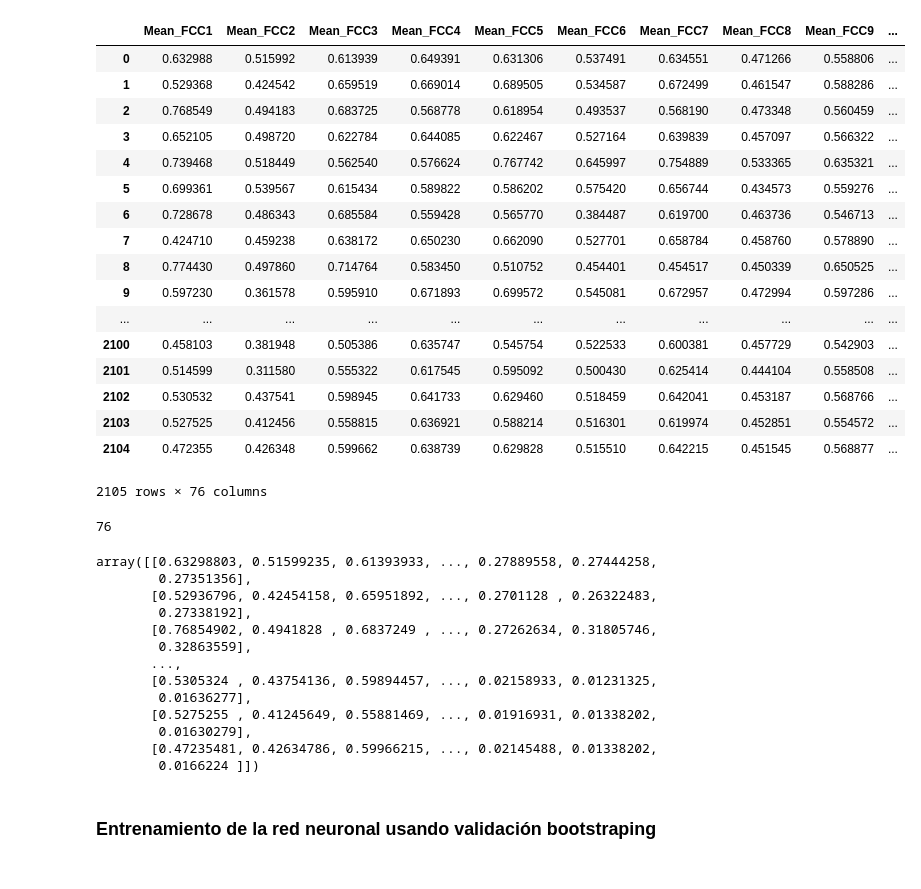
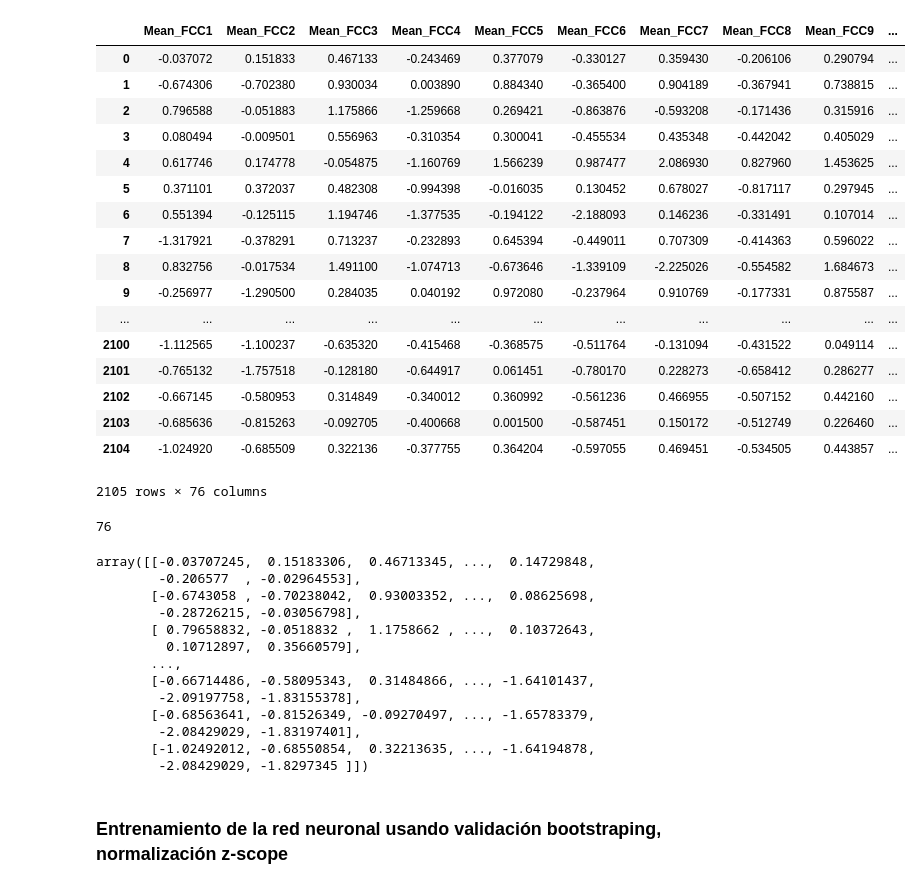
Before and after one commit to juanArango17/inteligenciaComputacional_20181, a Jupyter notebook: Tarea2_Redes_Neuronales/Punto3_Backpropagation/punto3_backpropagation.ipynb, the cells around one changed output. Drawn from its saved outputs; the diff is of its cells as text; code cells hidden in the pictures.

```diff
--- a/Tarea2_Redes_Neuronales/Punto3_Backpropagation/punto3_backpropagation.ipynb
+++ b/Tarea2_Redes_Neuronales/Punto3_Backpropagation/punto3_backpropagation.ipynb
@@ -32,29 +32,30 @@ def mosthighlycorrelated(mydataframe, numtoreport):
 # %%
 df1=pd.read_csv("DataNN.txt")
 df2 = df1.copy()
 classes = df1.iloc[:,-1].copy()
 df1 = df1.iloc[:,0:-1].copy()
-df1 = (df1-np.min(df1, axis = 0))/(np.max(df1, axis = 0)-np.min(df1, axis = 0))+0.01 #Boxcox values must be positive
+#df1 = (df1-np.min(df1, axis = 0))/(np.max(df1, axis = 0)-np.min(df1, axis = 0))+0.01 #Boxcox values must be positive
+df1 = (df1-np.mean(df1, axis = 0))/(np.std(df1, axis = 0)) #Boxcox values must be positive
 
 df1
 # %% [output]
 |  | Mean_FCC1 | Mean_FCC2 | Mean_FCC3 | Mean_FCC4 | Mean_FCC5 | Mean_FCC6 | Mean_FCC7 | Mean_FCC8 | Mean_FCC9 | ... |
-| 0 | 0.632988 | 0.515992 | 0.613939 | 0.649391 | 0.631306 | 0.537491 | 0.634551 | 0.471266 | 0.558806 | ... |
-| 1 | 0.529368 | 0.424542 | 0.659519 | 0.669014 | 0.689505 | 0.534587 | 0.672499 | 0.461547 | 0.588286 | ... |
-| 2 | 0.768549 | 0.494183 | 0.683725 | 0.568778 | 0.618954 | 0.493537 | 0.568190 | 0.473348 | 0.560459 | ... |
-| 3 | 0.652105 | 0.498720 | 0.622784 | 0.644085 | 0.622467 | 0.527164 | 0.639839 | 0.457097 | 0.566322 | ... |
-| 4 | 0.739468 | 0.518449 | 0.562540 | 0.576624 | 0.767742 | 0.645997 | 0.754889 | 0.533365 | 0.635321 | ... |
-| 5 | 0.699361 | 0.539567 | 0.615434 | 0.589822 | 0.586202 | 0.575420 | 0.656744 | 0.434573 | 0.559276 | ... |
-| 6 | 0.728678 | 0.486343 | 0.685584 | 0.559428 | 0.565770 | 0.384487 | 0.619700 | 0.463736 | 0.546713 | ... |
-| 7 | 0.424710 | 0.459238 | 0.638172 | 0.650230 | 0.662090 | 0.527701 | 0.658784 | 0.458760 | 0.578890 | ... |
-| 8 | 0.774430 | 0.497860 | 0.714764 | 0.583450 | 0.510752 | 0.454401 | 0.454517 | 0.450339 | 0.650525 | ... |
-| 9 | 0.597230 | 0.361578 | 0.595910 | 0.671893 | 0.699572 | 0.545081 | 0.672957 | 0.472994 | 0.597286 | ... |
+| 0 | -0.037072 | 0.151833 | 0.467133 | -0.243469 | 0.377079 | -0.330127 | 0.359430 | -0.206106 | 0.290794 | ... |
+| 1 | -0.674306 | -0.702380 | 0.930034 | 0.003890 | 0.884340 | -0.365400 | 0.904189 | -0.367941 | 0.738815 | ... |
+| 2 | 0.796588 | -0.051883 | 1.175866 | -1.259668 | 0.269421 | -0.863876 | -0.593208 | -0.171436 | 0.315916 | ... |
+| 3 | 0.080494 | -0.009501 | 0.556963 | -0.310354 | 0.300041 | -0.455534 | 0.435348 | -0.442042 | 0.405029 | ... |
+| 4 | 0.617746 | 0.174778 | -0.054875 | -1.160769 | 1.566239 | 0.987477 | 2.086930 | 0.827960 | 1.453625 | ... |
+| 5 | 0.371101 | 0.372037 | 0.482308 | -0.994398 | -0.016035 | 0.130452 | 0.678027 | -0.817117 | 0.297945 | ... |
+| 6 | 0.551394 | -0.125115 | 1.194746 | -1.377535 | -0.194122 | -2.188093 | 0.146236 | -0.331491 | 0.107014 | ... |
+| 7 | -1.317921 | -0.378291 | 0.713237 | -0.232893 | 0.645394 | -0.449011 | 0.707309 | -0.414363 | 0.596022 | ... |
+| 8 | 0.832756 | -0.017534 | 1.491100 | -1.074713 | -0.673646 | -1.339109 | -2.225026 | -0.554582 | 1.684673 | ... |
+| 9 | -0.256977 | -1.290500 | 0.284035 | 0.040192 | 0.972080 | -0.237964 | 0.910769 | -0.177331 | 0.875587 | ... |
 | ... | ... | ... | ... | ... | ... | ... | ... | ... | ... | ... |
-| 2100 | 0.458103 | 0.381948 | 0.505386 | 0.635747 | 0.545754 | 0.522533 | 0.600381 | 0.457729 | 0.542903 | ... |
-| 2101 | 0.514599 | 0.311580 | 0.555322 | 0.617545 | 0.595092 | 0.500430 | 0.625414 | 0.444104 | 0.558508 | ... |
-| 2102 | 0.530532 | 0.437541 | 0.598945 | 0.641733 | 0.629460 | 0.518459 | 0.642041 | 0.453187 | 0.568766 | ... |
-| 2103 | 0.527525 | 0.412456 | 0.558815 | 0.636921 | 0.588214 | 0.516301 | 0.619974 | 0.452851 | 0.554572 | ... |
-| 2104 | 0.472355 | 0.426348 | 0.599662 | 0.638739 | 0.629828 | 0.515510 | 0.642215 | 0.451545 | 0.568877 | ... |
+| 2100 | -1.112565 | -1.100237 | -0.635320 | -0.415468 | -0.368575 | -0.511764 | -0.131094 | -0.431522 | 0.049114 | ... |
+| 2101 | -0.765132 | -1.757518 | -0.128180 | -0.644917 | 0.061451 | -0.780170 | 0.228273 | -0.658412 | 0.286277 | ... |
+| 2102 | -0.667145 | -0.580953 | 0.314849 | -0.340012 | 0.360992 | -0.561236 | 0.466955 | -0.507152 | 0.442160 | ... |
+| 2103 | -0.685636 | -0.815263 | -0.092705 | -0.400668 | 0.001500 | -0.587451 | 0.150172 | -0.512749 | 0.226460 | ... |
+| 2104 | -1.024920 | -0.685509 | 0.322136 | -0.377755 | 0.364204 | -0.597055 | 0.469451 | -0.534505 | 0.443857 | ... |
 2105 rows × 76 columns
 # %%
 NumVariables = df1.shape[1]
@@ -66,19 +67,19 @@ X = np.array(df1)
 y = np.array(classes)-1.0
 X
 # %% [output]
-array([[0.63298803, 0.51599235, 0.61393933, ..., 0.27889558, 0.27444258,
-        0.27351356],
-       [0.52936796, 0.42454158, 0.65951892, ..., 0.2701128 , 0.26322483,
-        0.27338192],
-       [0.76854902, 0.4941828 , 0.6837249 , ..., 0.27262634, 0.31805746,
-        0.32863559],
+array([[-0.03707245,  0.15183306,  0.46713345, ...,  0.14729848,
+        -0.206577  , -0.02964553],
+       [-0.6743058 , -0.70238042,  0.93003352, ...,  0.08625698,
+        -0.28726215, -0.03056798],
+       [ 0.79658832, -0.0518832 ,  1.1758662 , ...,  0.10372643,
+         0.10712897,  0.35660579],
        ...,
-       [0.5305324 , 0.43754136, 0.59894457, ..., 0.02158933, 0.01231325,
-        0.01636277],
-       [0.5275255 , 0.41245649, 0.55881469, ..., 0.01916931, 0.01338202,
-        0.01630279],
-       [0.47235481, 0.42634786, 0.59966215, ..., 0.02145488, 0.01338202,
-        0.0166224 ]])
+       [-0.66714486, -0.58095343,  0.31484866, ..., -1.64101437,
+        -2.09197758, -1.83155378],
+       [-0.68563641, -0.81526349, -0.09270497, ..., -1.65783379,
+        -2.08429029, -1.83197401],
+       [-1.02492012, -0.68550854,  0.32213635, ..., -1.64194878,
+        -2.08429029, -1.8297345 ]])
 # %%
 def sigmoid(x):
     return 1/(1+np.exp(-x))
@@ -171,4 +170,4 @@ y_train = y1[0:Ntrain  ]
 y_val   = y1[Ntrain:(Ntrain+Nval)  ]
 y_test  = y1[(Nsamples-Ntest):Nsamples  ]
 # %% [markdown]
-### Entrenamiento de la red neuronal usando validación bootstraping
+### Entrenamiento de la red neuronal usando validación bootstraping, normalización z-scope
```
Also changed, not shown: parts of 8 cells of this notebook, 1 other file.
